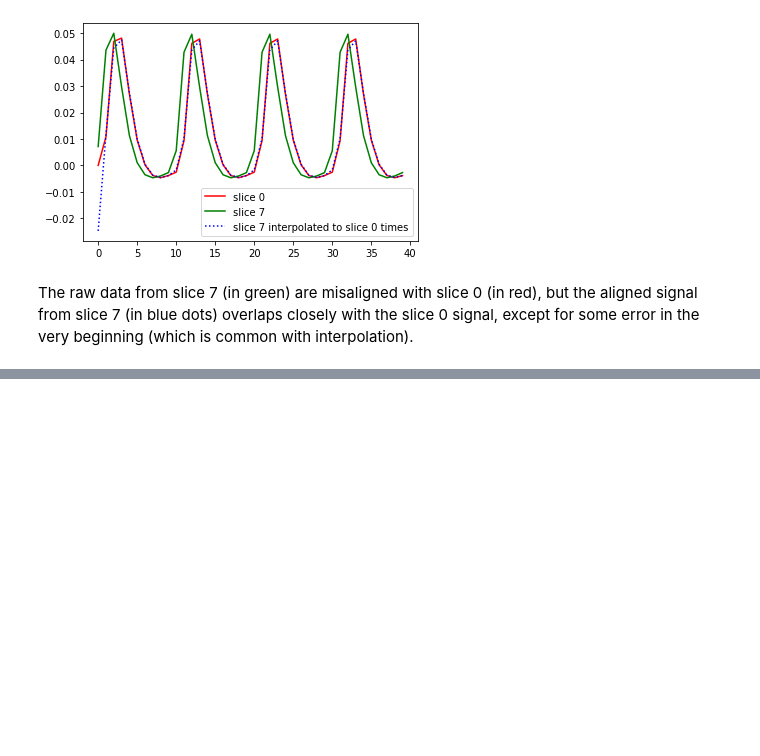
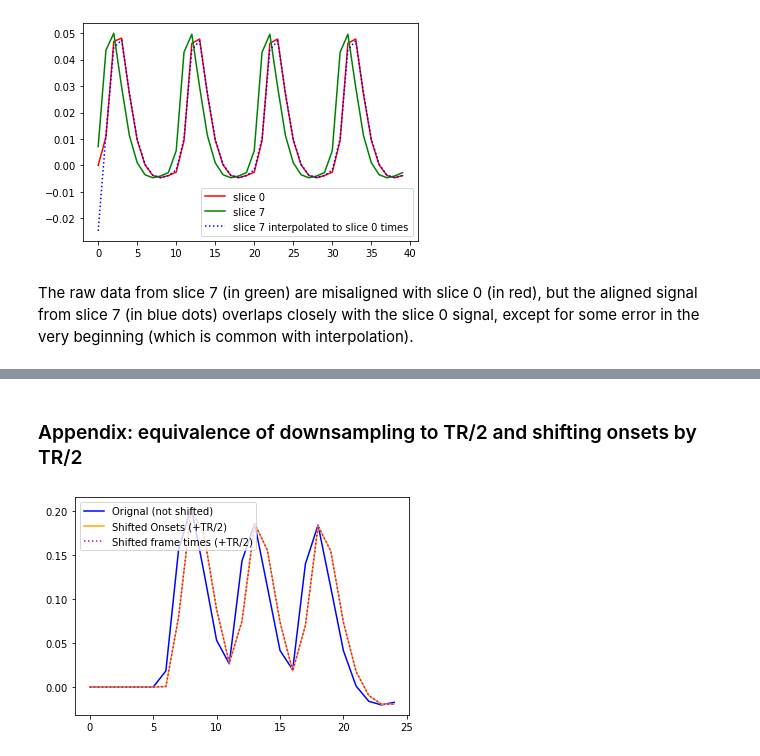
Before and after one commit to poldrack/SliceTimingCorrection, a Jupyter notebook: SliceTimingSimulation.ipynb, the cells around one changed output, grey strips where cells are left out. Cells and saved outputs as stored; diff of their text form; code cells hidden in the pictures; blank space fills up the shorter version.

Commit message:
revised baesd on @jmumford comments, added appendix

```diff
--- a/SliceTimingSimulation.ipynb
+++ b/SliceTimingSimulation.ipynb
@@ -205,0 +211,33 @@ The answer is probably *nothing*.  Given that researchers regularly publish resu
+# %% [markdown]
+### Appendix: equivalence of downsampling to TR/2 and shifting onsets by TR/2
+# %%
+from nilearn.glm.first_level import hemodynamic_models
+import numpy as np
+
+TR = 2
+n_scans = 25
+onsets = np.array([10, 20, 30])
+durations = np.array([1, 1, 1])
+amplitudes = np.array([1, 1, 1])
+
+exp_cond_no_shift = np.transpose(np.c_[onsets, durations, amplitudes])
+frame_times = np.arange(0, n_scans*TR, TR)
+
+exp_cond_shift_ons = np.transpose(np.c_[onsets + TR/2, durations, amplitudes])
+
+frame_times_shift = frame_times + TR/2
+
+reg_no_shift, _ = hemodynamic_models.compute_regressor(exp_cond_no_shift,
+                                                'spm', frame_times)
+reg_shift_onsets, _ = hemodynamic_models.compute_regressor(exp_cond_shift_ons,
+                                                'spm', frame_times)
+reg_shift_frame_times, _ = hemodynamic_models.compute_regressor(exp_cond_shift_ons,
+                                                'spm', frame_times)
+scan_num = np.arange(0, n_scans)
+plt.plot(scan_num, reg_no_shift, 'blue', label='Orignal (not shifted)')
+plt.plot(scan_num, reg_shift_onsets, 'orange', label='Shifted Onsets (+TR/2)')
+plt.plot(scan_num, reg_shift_frame_times, 'm:', label='Shifted frame times (+TR/2)')
+plt.legend(loc="upper left")
+plt.show()
+# %% [output]
+[figure, added]
```
Also changed, not shown: parts of 4 cells of this notebook.
